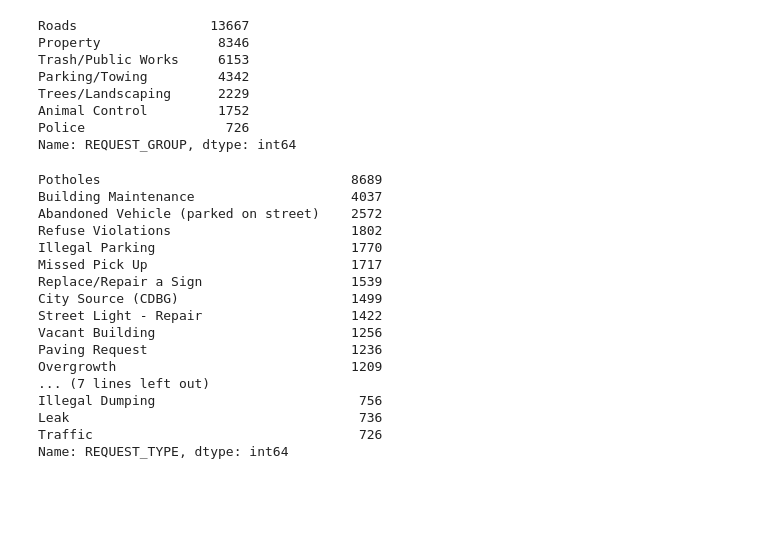
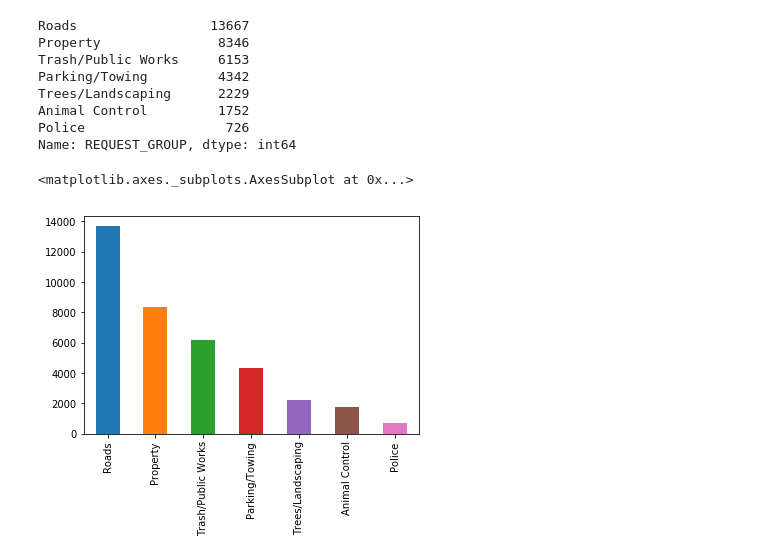
Before and after one commit to erl67/Pittsburgh-311-Weather-Analysis, a Jupyter notebook: (Bob)311_Analysis.ipynb, the cells around one changed output. Cells and saved outputs as stored; diff of their text form; code cells hidden in the pictures; blank space fills up the shorter version.

```diff
--- a/(Bob)311_Analysis.ipynb
+++ b/(Bob)311_Analysis.ipynb
@@ -356,7 +356,7 @@ trashPublicWorks_list = (['Refuse Violations', 'Illegal Dumping', 'Missed Pick U
 animalControl_list = (['Rodent control', 'Dead Animal'])
 police_list = (['Traffic'])
 property_list = (['Building Maintenance', 'City Source (CDBG)', 'Vacant Building', 'Fire Safety System Not Working', 'Leak'])
-treesLandscaping = (['Weed/Debris', 'Overgrowth', 'Pruning (city tree)'])
+treesLandscaping_list = (['Weed/Debris', 'Overgrowth', 'Pruning (city tree)'])
 
 #Looped through each row and assigned appropriate group
 for index, row in df_new.iterrows():
@@ -385,23 +385,8 @@ Trees/Landscaping      2229
 Animal Control         1752
 Police                  726
 Name: REQUEST_GROUP, dtype: int64
-# %%
-df_new['REQUEST_TYPE'].value_counts()
-# %% [output]
-Potholes                                8689
-Building Maintenance                    4037
-Abandoned Vehicle (parked on street)    2572
-Refuse Violations                       1802
-Illegal Parking                         1770
-Missed Pick Up                          1717
-Replace/Repair a Sign                   1539
-City Source (CDBG)                      1499
-Street Light - Repair                   1422
-Vacant Building                         1256
-Paving Request                          1236
-Overgrowth                              1209
-... (7 lines left out)
-Illegal Dumping                          756
-Leak                                     736
-Traffic                                  726
-Name: REQUEST_TYPE, dtype: int64
+# %%
+df_new['REQUEST_GROUP'].value_counts(sort=True, ascending=False, dropna=False).plot.bar()
+# %% [output]
+<matplotlib.axes._subplots.AxesSubplot at 0x...>
+[figure, added]
```
Also changed, not shown: parts of 1 cell of this notebook.
